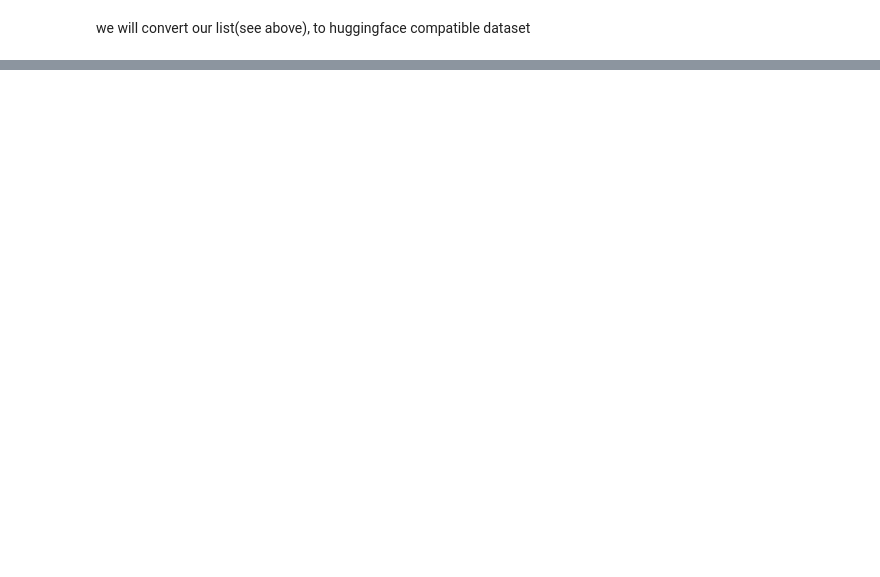
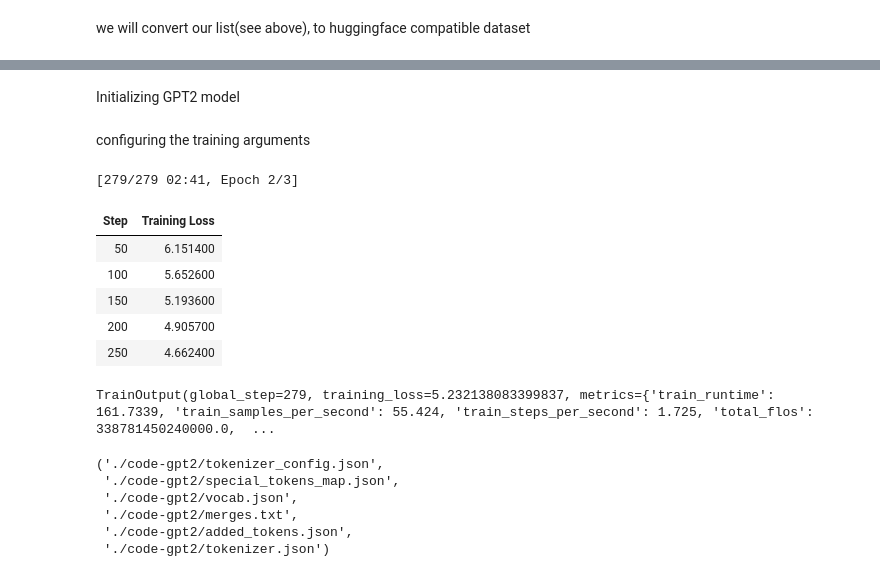
Before and after one commit to IntrosWorld/hp_llm, a Jupyter notebook: hp llm.ipynb, the cells around one changed output, grey strips where cells are left out. Cells and saved outputs as stored; diff of their text form; code cells hidden in the pictures; blank space fills up the shorter version.

```diff
--- a/hp llm.ipynb
+++ b/hp llm.ipynb
@@ -157,0 +248,67 @@ for i in range(5):
+# %%
+from transformers import DataCollatorForLanguageModeling
+
+data_collator = DataCollatorForLanguageModeling(tokenizer=tokenizer, mlm=False)
+# %% [markdown]
+Initializing GPT2 model
+# %%
+from transformers import GPT2LMHeadModel, AutoConfig
+
+config = AutoConfig.from_pretrained(
+    "gpt2",
+    vocab_size=len(tokenizer),
+    n_ctx=context_length,
+    bos_token_id=tokenizer.bos_token_id,
+    eos_token_id=tokenizer.eos_token_id,
+)
+
+model = GPT2LMHeadModel(config)
+# %% [markdown]
+configuring the training arguments
+# %%
+from transformers import TrainingArguments, Trainer
+
+training_args = TrainingArguments(
+    output_dir="./code-gpt2",
+    per_device_train_batch_size=4,
+    gradient_accumulation_steps=8,
+    num_train_epochs=3,
+    learning_rate=5e-4,
+    warmup_steps=1000,
+    weight_decay=0.1,
+    lr_scheduler_type="cosine",
+    logging_steps=50,
+    save_steps=500,
+    fp16=True,
+    push_to_hub=False,
+    report_to="none",
+)
+
+trainer = Trainer(
+    model=model,
+    args=training_args,
+    train_dataset=tokenized_dataset,
+    tokenizer=tokenizer,
+    data_collator=data_collator,
+)
+# %%
+trainer.train()
+# %% [output]
+[279/279 02:41, Epoch 2/3]
+| Step | Training Loss |
+| 50 | 6.151400 |
+| 100 | 5.652600 |
+| 150 | 5.193600 |
+| 200 | 4.905700 |
+| 250 | 4.662400 |
+TrainOutput(global_step=279, training_loss=5.232138083399837, metrics={'train_runtime': 161.7339, 'train_samples_per_second': 55.424, 'train_steps_per_second': 1.725, 'total_flos': 338781450240000.0,  ...
+# %%
+model.save_pretrained("./code-gpt2")
+tokenizer.save_pretrained("./code-gpt2")
+# %% [output]
+('./code-gpt2/tokenizer_config.json',
+ './code-gpt2/special_tokens_map.json',
+ './code-gpt2/vocab.json',
+ './code-gpt2/merges.txt',
+ './code-gpt2/added_tokens.json',
+ './code-gpt2/tokenizer.json')
```
Also changed, not shown: parts of 18 cells of this notebook.
